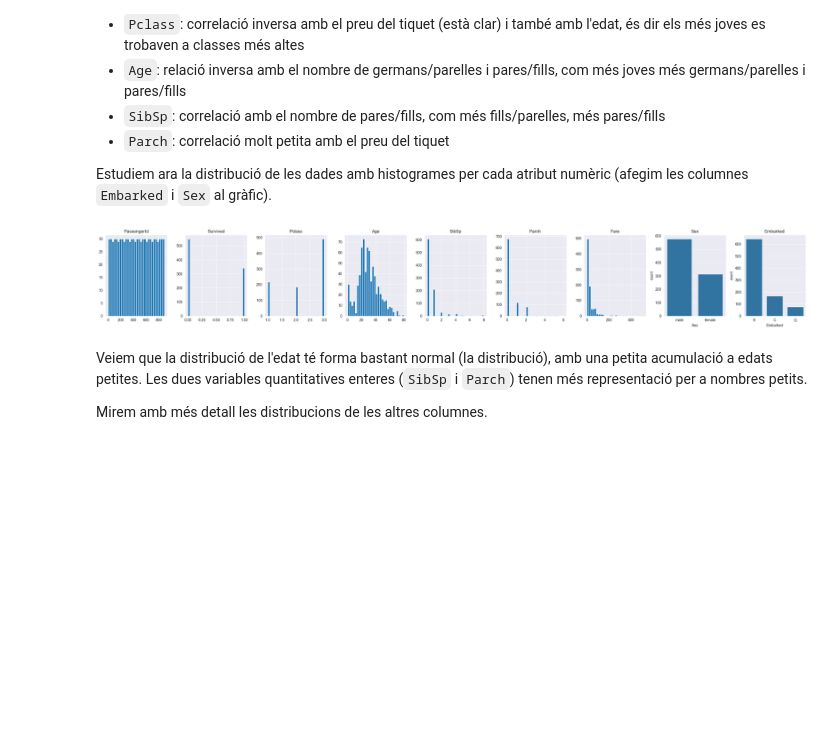
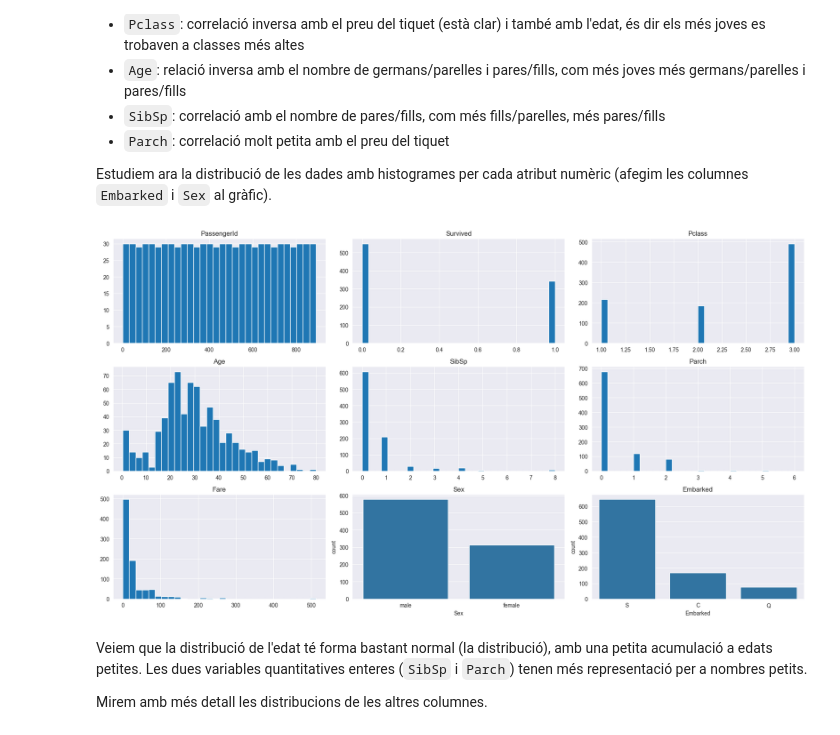
Before and after one commit to NatanSisoev/TitanicSurvival, a Jupyter notebook: practica.ipynb, the cells around one changed output. Saved outputs shown, nothing was run; the diff lists cells and outputs as text; code cells hidden in the pictures; blank space fills up the shorter version.

```diff
--- a/practica.ipynb
+++ b/practica.ipynb
@@ -187,19 +188,23 @@ Unes quantes observacions (comentarem la correlació només a una de les dues va
 Estudiem ara la distribució de les dades amb histogrames per cada atribut numèric (afegim les columnes `Embarked` i `Sex` al gràfic).
 # %%
 cols = list(df.select_dtypes("number")) + ["Sex", "Embarked"]
-fig, axes = plt.subplots(1, len(cols), figsize=(len(cols)*3, 4))
+fig, axes = plt.subplots(3, 3, figsize=(18, 10))
+axes = axes.flatten()
 
 for ax, col in zip(axes, cols):
-    if df[col].dtype == 'object':
+    if df[col].dtype == "object":
         sns.countplot(x=col, data=df, ax=ax)
     else:
         df[col].hist(bins=30, ax=ax)
     ax.set_title(col)
 
+for ax in axes[len(cols):]:
+    ax.set_visible(False)
+
 plt.tight_layout()
 plt.show()
 # %% [output]
-[figure, old version]
+[figure, new version]
 # %% [markdown]
 Veiem que la distribució de l'edat té forma bastant normal (la distribució), amb una petita acumulació a edats petites. Les dues variables quantitatives enteres (`SibSp` i `Parch`) tenen més representació per a nombres petits.
 
```
Also changed, not shown: parts of 26 cells of this notebook.
